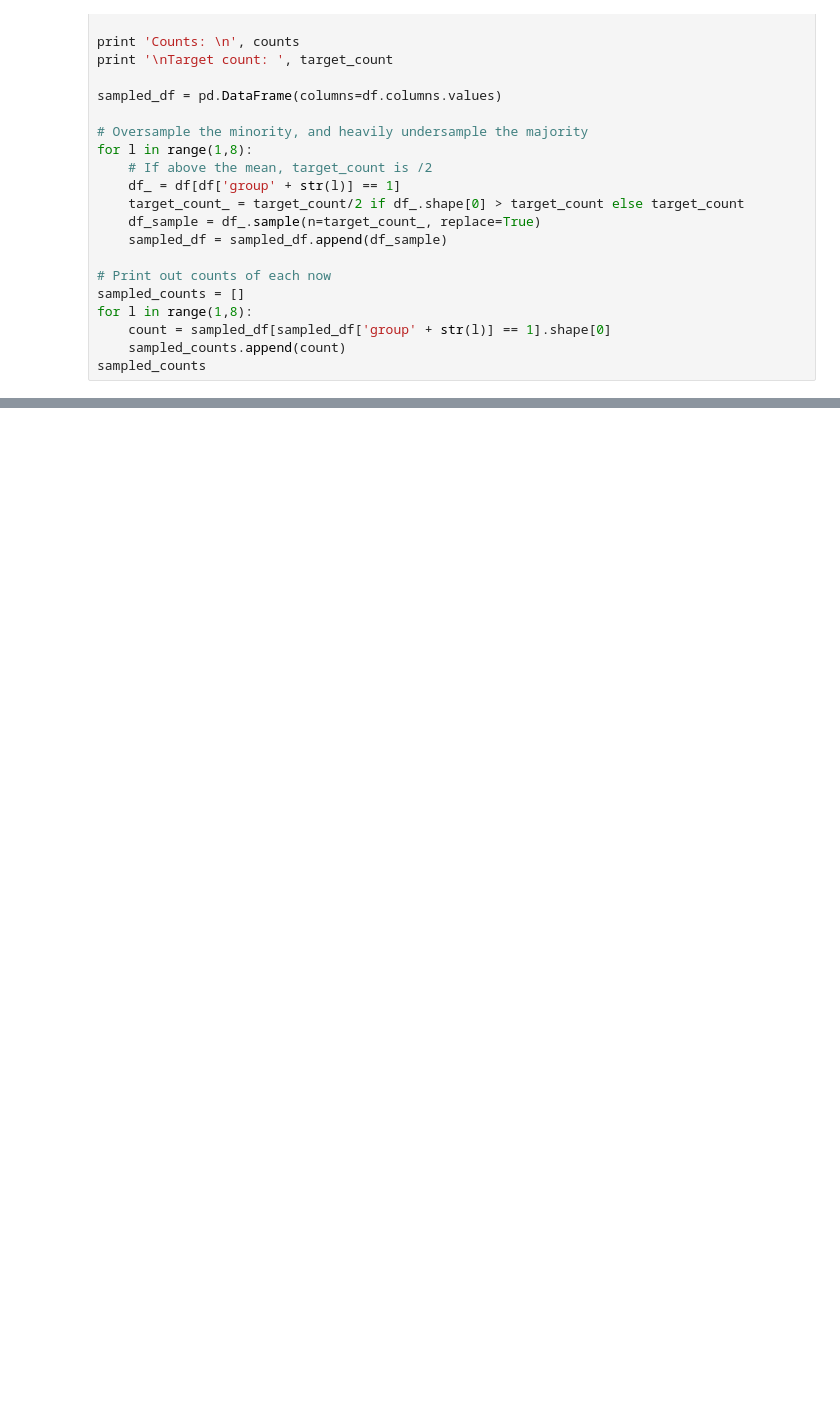
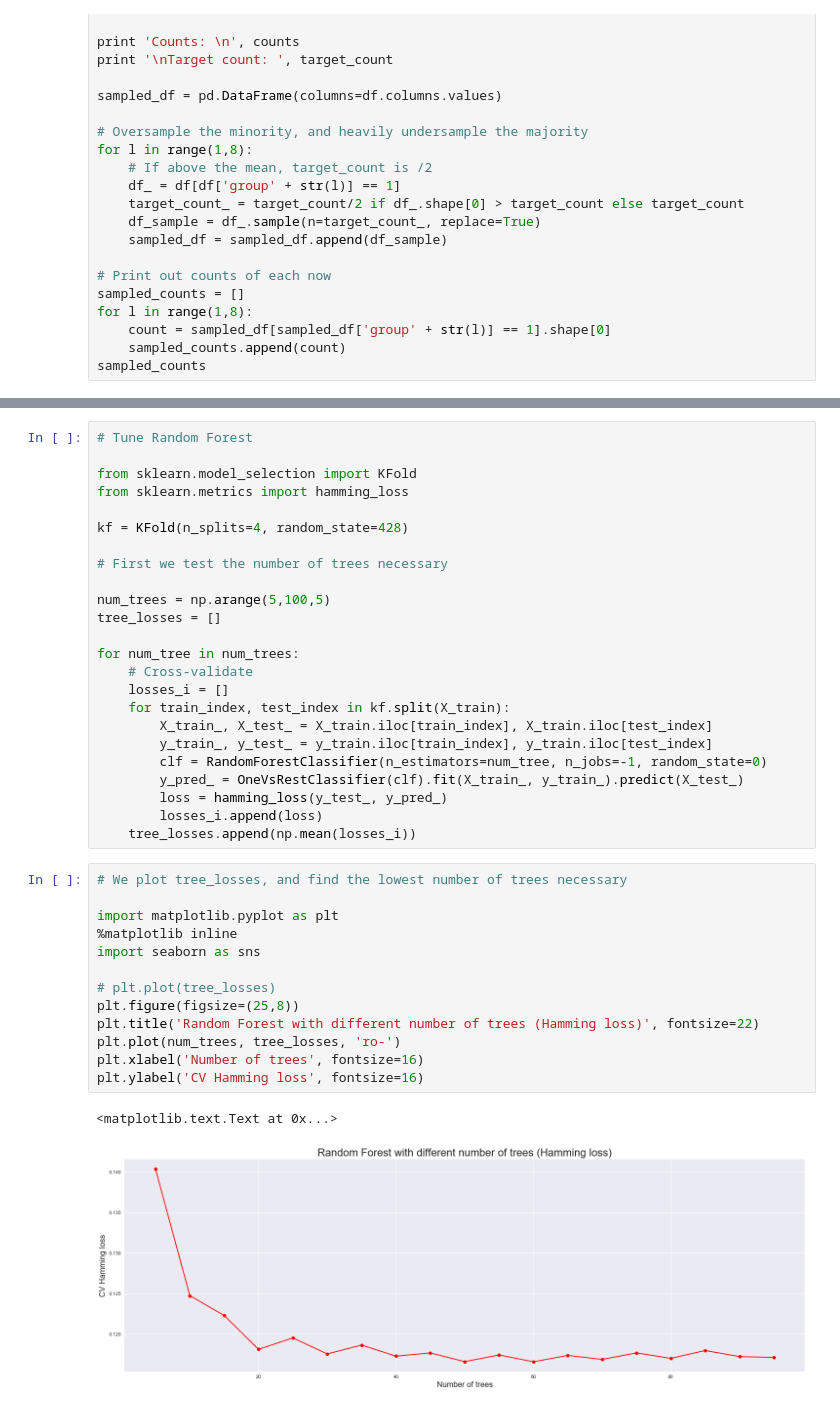
Before and after one commit to nikhilaravi/neuralnetflix, a Jupyter notebook: milestone3/Milestone3 - MovieGnat - Code.ipynb, the cells around one changed output, grey strips where cells are left out. Drawn from its saved outputs; the diff is of its cells as text; blank space fills up the shorter version.

```diff
--- a/milestone3/Milestone3 - MovieGnat - Code.ipynb
+++ b/milestone3/Milestone3 - MovieGnat - Code.ipynb
@@ -475,0 +636,40 @@ sampled_counts
+# %%
+# Tune Random Forest
+
+from sklearn.model_selection import KFold
+from sklearn.metrics import hamming_loss
+
+kf = KFold(n_splits=4, random_state=428)
+
+# First we test the number of trees necessary
+
+num_trees = np.arange(5,100,5)
+tree_losses = []
+
+for num_tree in num_trees:
+    # Cross-validate
+    losses_i = []
+    for train_index, test_index in kf.split(X_train):
+        X_train_, X_test_ = X_train.iloc[train_index], X_train.iloc[test_index]
+        y_train_, y_test_ = y_train.iloc[train_index], y_train.iloc[test_index]
+        clf = RandomForestClassifier(n_estimators=num_tree, n_jobs=-1, random_state=0)
+        y_pred_ = OneVsRestClassifier(clf).fit(X_train_, y_train_).predict(X_test_)
+        loss = hamming_loss(y_test_, y_pred_)
+        losses_i.append(loss)
+    tree_losses.append(np.mean(losses_i))
+# %%
+# We plot tree_losses, and find the lowest number of trees necessary
+
+import matplotlib.pyplot as plt
+%matplotlib inline
+import seaborn as sns
+
+# plt.plot(tree_losses)
+plt.figure(figsize=(25,8))
+plt.title('Random Forest with different number of trees (Hamming loss)', fontsize=22)
+plt.plot(num_trees, tree_losses, 'ro-')
+plt.xlabel('Number of trees', fontsize=16)
+plt.ylabel('CV Hamming loss', fontsize=16)
+# %% [output]
+<matplotlib.text.Text at 0x...>
+[figure, added]
```
Also changed, not shown: parts of 21 cells of this notebook.
